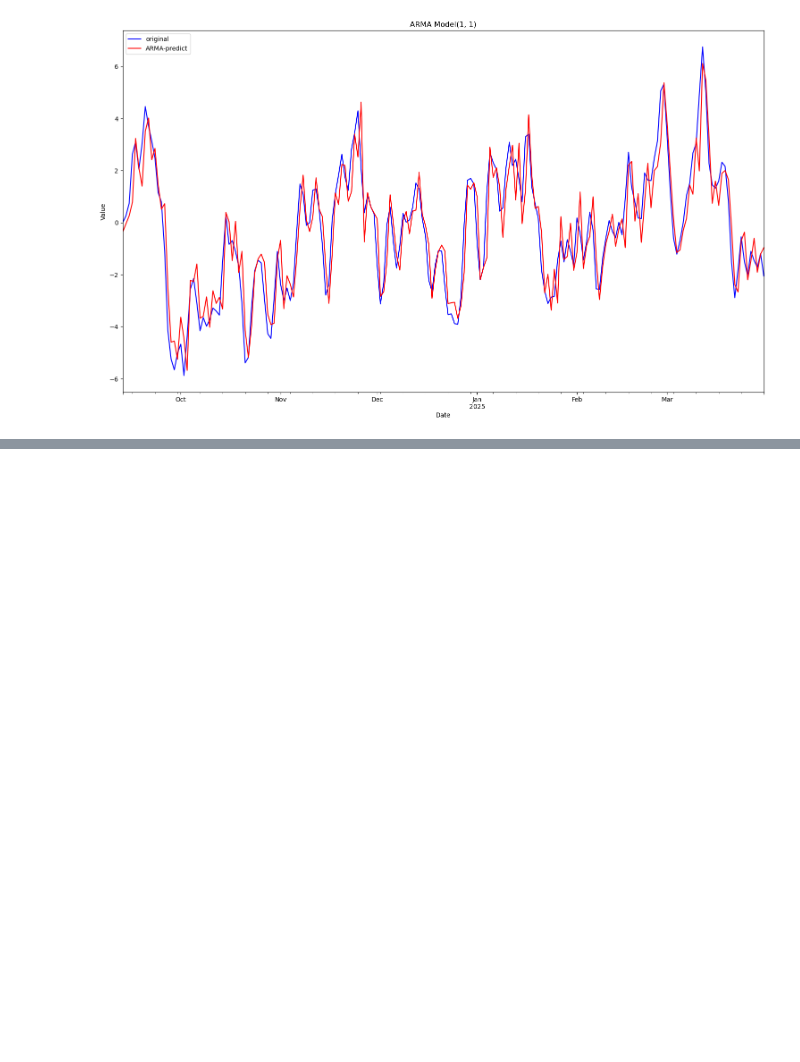
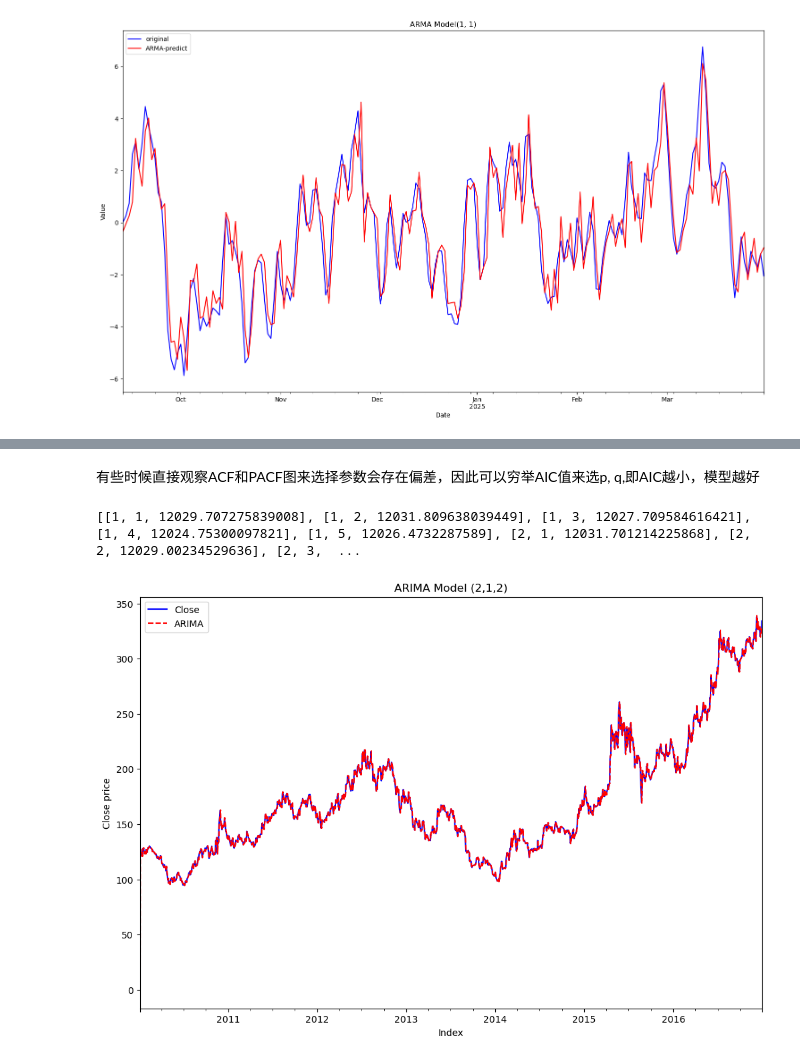
Before and after one commit to wyfdapig/learn_code, a Jupyter notebook: TStest/test1/homework1.ipynb, the cells around one changed output, grey strips where cells are left out. Saved outputs shown, nothing was run; the diff lists cells and outputs as text; code cells hidden in the pictures; blank space fills up the shorter version.

```diff
--- a/TStest/test1/homework1.ipynb
+++ b/TStest/test1/homework1.ipynb
@@ -271,0 +358,7 @@ plt.show()
+# %%
+# 4.根据ACF和PACF图来定阶，选择合适的ARIMA模型
+from statsmodels.tsa.arima.model import ARIMA
+
+model = ARIMA(stock_df['Close'], order=(2, 1, 2)) # p=2, d=1, q=2
+model_fit = model.fit()
+print(model_fit.summary())
@@ -271,0 +383,39 @@ plt.show()
+# %% [markdown]
+有些时候直接观察ACF和PACF图来选择参数会存在偏差，因此可以穷举AIC值来选p, q,即AIC越小，模型越好
+# %%
+# 模型的识别和定阶
+# 使用差分后的数据进行模型定阶
+data = stock_diff['Close']
+aicVal = []
+for ari in range(1,10):
+    for maj in range(1,6):
+        try:
+            arma_obj = ARIMA(data, order=(ari, 0, maj)).fit()
+            aicVal.append([ari, maj, arma_obj])
+        except Exception as e:
+            print(e)
+
+# 建立[p,q,aic]三元组
+aic_ = [item[2].aic for item in aicVal]
+arma = [[ar,ma] for ar,ma,_ in aicVal]
+for row,col in zip(arma,aic_):
+    row.append(col)
+
+print(arma)
+# %% [output]
+[[1, 1, 12029.707275839008], [1, 2, 12031.809638039449], [1, 3, 12027.709584616421], [1, 4, 12024.75300097821], [1, 5, 12026.4732287589], [2, 1, 12031.701214225868], [2, 2, 12029.00234529636], [2, 3,  ...
+# %%
+# 回归原数据对模型进行拟合
+stock_df['ARIMA'] = model_fit.predict(typ='levels')
+f, axarr = plt.subplots(1, sharex=True)
+f.set_size_inches(12, 8)
+# 画出真实数据以及拟合数据图像
+stock_df['Close'].plot(ax=axarr, color='b', linestyle='-', label='Close')
+stock_df['ARIMA'].plot(ax=axarr, color='r', linestyle='--', label='ARIMA')
+axarr.set_title('ARIMA Model (2,1,2)')
+plt.xlabel('Index')
+plt.ylabel('Close price')
+plt.legend()
+plt.show()
+# %% [output]
+[figure, added]
```
Also changed, not shown: parts of 24 cells of this notebook, 1 other file.
